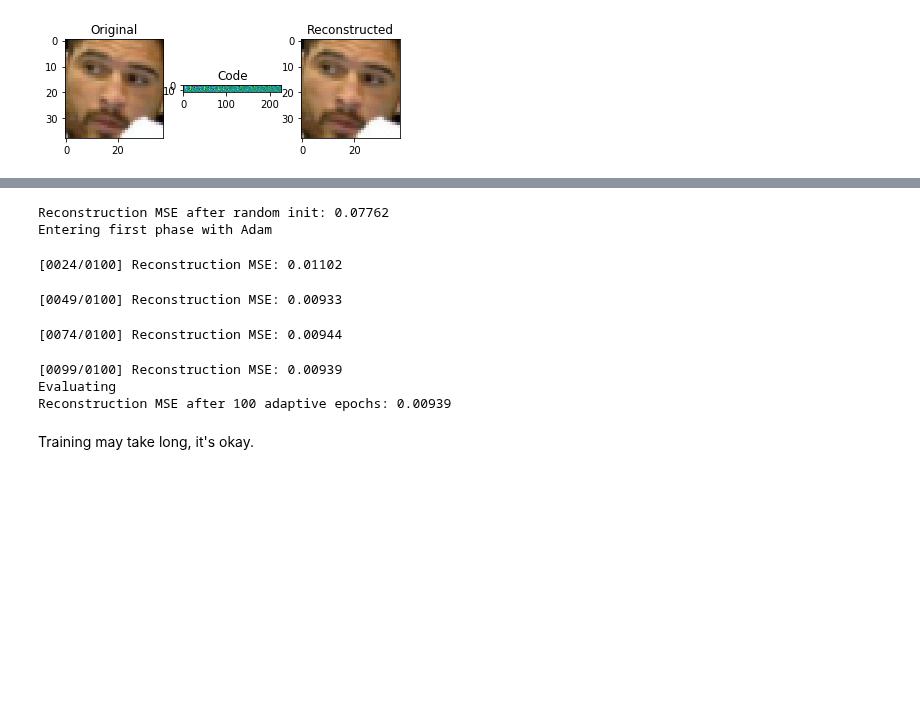
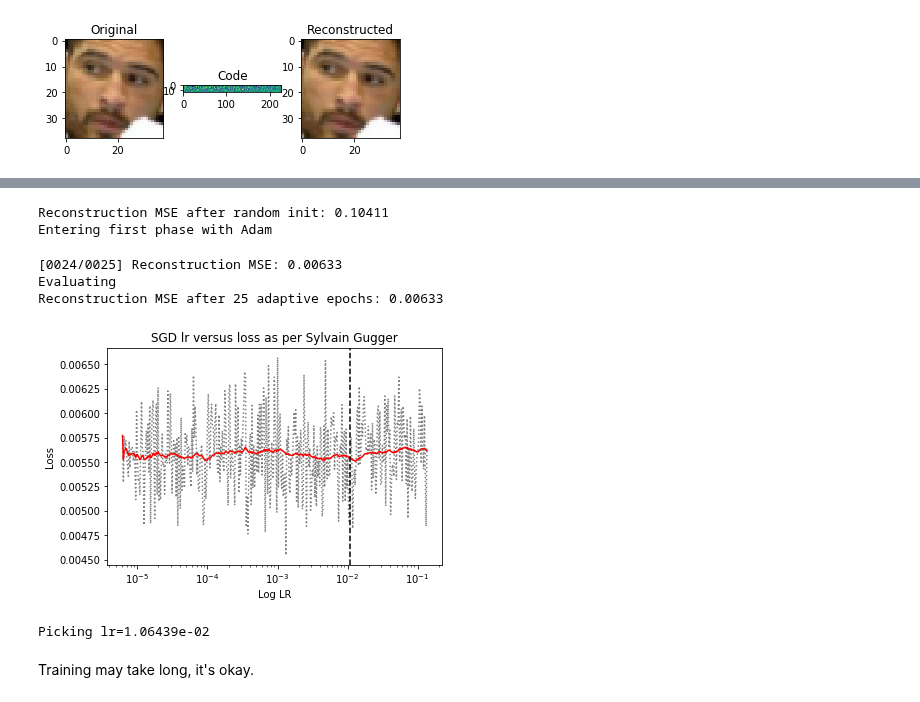
Before and after one commit to SomeoneSerge/skt_deeplearning, a Jupyter notebook: HW3/homework03_part2_autoencoders_basic.ipynb, the cells around one changed output, grey strips where cells are left out. Saved outputs shown, nothing was run; the diff lists cells and outputs as text; code cells hidden in the pictures; blank space fills up the shorter version.

```diff
--- a/HW3/homework03_part2_autoencoders_basic.ipynb
+++ b/HW3/homework03_part2_autoencoders_basic.ipynb
@@ -175,6 +179,6 @@ def visualize(img, model):
     plt.imshow(reco[0].cpu().detach().numpy().transpose([1, 2, 0]).clip(0, 1))
     plt.show()
 # %%
-aenc = pca_autoencoder()
+aenc = pca_autoencoder().to(device)
 train(aenc, X_train_tensor, 40)
 # %% [output]
@@ -279,6 +283,7 @@ class StagedTraining:
         self.epoch = 0
         self.set_adaptive(optim.Adam, dict(betas=(.75, .99), lr=.003))
         self.epoch_iter_wrapper = epoch_iter_wrapper
+        self.global_step = 0
     def set_adaptive(self, adaptive_cls, adaptive_kwargs: dict):
         self.instr_adaptive = adaptive_cls, copy.deepcopy(adaptive_kwargs)
         return self
@@ -474,16 +470,13 @@ class pca_autoencoder_deep(nn.Module):
 import scipy as sp
 import scipy.signal
 # %%
-torch.manual_seed(666)
-
-
-model = pca_autoencoder_deep(end_channels=20).to(DEVICE).to(torch.double)
+model = pca_autoencoder_deep(k=2).to(DEVICE).to(torch.double)
 # %%
 trainer = StagedTraining(model, X_train_tensor, X_test_tensor)
 # %%
-ADA_EPOCHS = 100
+ADA_EPOCHS = 25
 
-
+torch.manual_seed(666)
 trainer.random_init()
 print('Reconstruction MSE after random init: {:.5f}'.format(trainer.evaluate()))
 print('Entering first phase with Adam')
@@ -491,14 +484,11 @@ trainer.train_adaptive(n_epochs=ADA_EPOCHS)
 print('Evaluating')
 print('Reconstruction MSE after {} adaptive epochs: {:.5f}'.format(ADA_EPOCHS, trainer.evaluate()))
 # %% [output]
-Reconstruction MSE after random init: 0.07762
+Reconstruction MSE after random init: 0.10411
 Entering first phase with Adam
-[0024/0100] Reconstruction MSE: 0.01102
+[0024/0025] Reconstruction MSE: 0.00633
+Evaluating
+Reconstruction MSE after 25 adaptive epochs: 0.00633
-[0049/0100] Reconstruction MSE: 0.00933
-[0074/0100] Reconstruction MSE: 0.00944
-[0099/0100] Reconstruction MSE: 0.00939
-Evaluating
-Reconstruction MSE after 100 adaptive epochs: 0.00939
 # %%
 def try_sgd(sgd_epochs, min_lr=1e-12, max_lr=1e-2, num_rates=200):
     test_lr, lr_loss = trainer.sylvain_gugger_table(min_lr, max_lr, num_rates, iters_per_lr=1)
@@ -535,6 +525,9 @@ def try_copypasted_find_lr(sgd_epochs, min_lr=1e-12, max_lr=1e-2, beta=.98):
     trainer.train_sgd(sgd_epochs, lr=best_lr)
     print('Reconstruction MSE after {} SGD epochs: {:.5f}'.format(sgd_epochs, trainer.evaluate()))
 # %%
-try_copypasted_find_lr(100)
+try_copypasted_find_lr(20)
 torch.save(model.state_dict(), 'aenc_after_sgd.pth')
+# %% [output]
+[figure, added]
+Picking lr=1.06439e-02
 # %%
```
Also changed, not shown: parts of 14 cells of this notebook, 2 other files.
